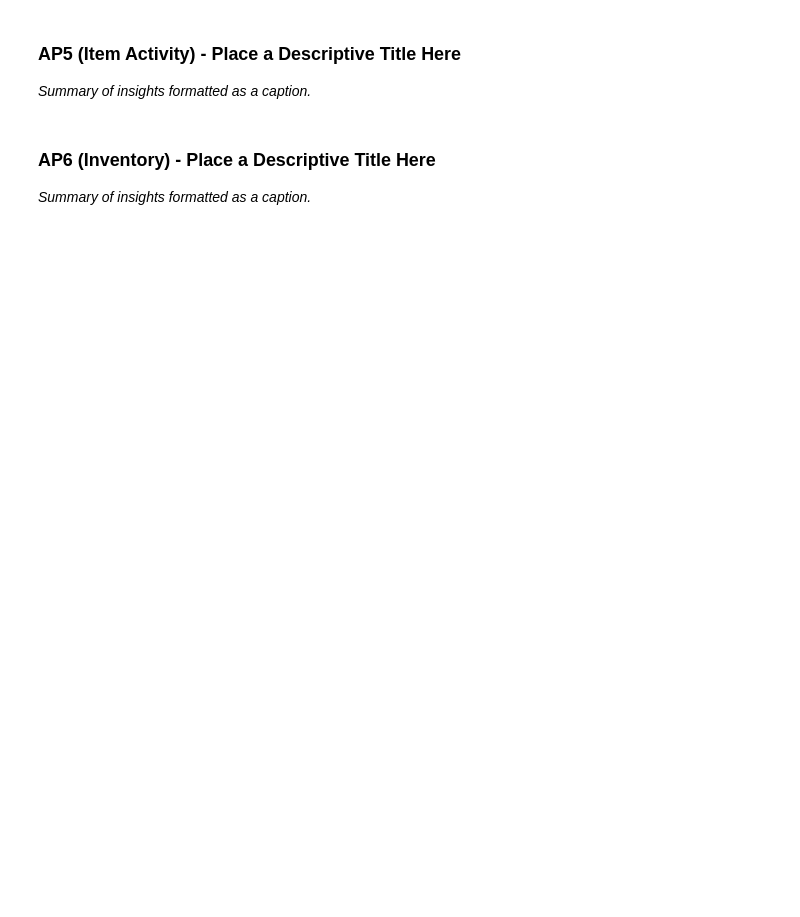
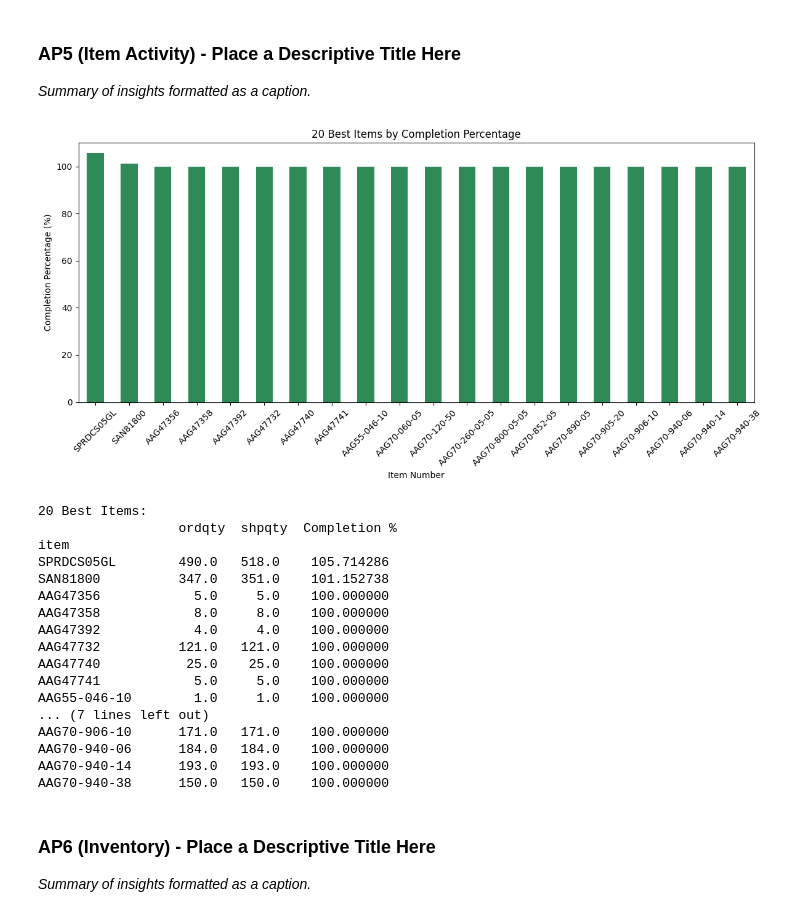
Before and after one commit to TSNijhuis/WarehousingAS1, a Jupyter notebook: wh-as_activity-profiling-template.ipynb, the cells around one changed output. Drawn from its saved outputs; the diff is of its cells as text; code cells hidden in the pictures; blank space fills up the shorter version.

```diff
--- a/wh-as_activity-profiling-template.ipynb
+++ b/wh-as_activity-profiling-template.ipynb
@@ -277,3 +289,53 @@ NameError: name 'folder' is not defined
+# %%
+import pandas as pd
+import matplotlib.pyplot as plt
+
+# --- Load data ---
+item_completion = pd.read_csv(folder / "dc23Sales04.txt", sep="\t").groupby("item")[["ordqty", "shpqty"]].sum()
+
+# Avoid divide by zero
+item_completion = item_completion[item_completion["ordqty"] > 0]
+
+# Calculate completion %
+item_completion["Completion %"] = (
+    item_completion["shpqty"] / item_completion["ordqty"] * 100
+)
+
+# --- Select best ---
+best_items = item_completion.nlargest(20, "Completion %")
+
+# --- Plot best 20 ---
+fig, ax = plt.subplots(figsize=(12, 6))
+best_items["Completion %"].plot(kind="bar", color="seagreen", ax=ax)
+ax.set_ylabel("Completion Percentage (%)")
+ax.set_xlabel("Item Number")
+ax.set_title("20 Best Items by Completion Percentage")
+ax.set_ylim(0, 110)
+ax.tick_params(axis="x", labelrotation=45)
+plt.tight_layout()
+plt.show()
+
+# Print tables for inspection
+print("\n20 Best Items:\n", best_items)
+# %% [output]
+[figure, added]
+20 Best Items:
+                  ordqty  shpqty  Completion %
+item
+SPRDCS05GL        490.0   518.0    105.714286
+SAN81800          347.0   351.0    101.152738
+AAG47356            5.0     5.0    100.000000
+AAG47358            8.0     8.0    100.000000
+AAG47392            4.0     4.0    100.000000
+AAG47732          121.0   121.0    100.000000
+AAG47740           25.0    25.0    100.000000
+AAG47741            5.0     5.0    100.000000
+AAG55-046-10        1.0     1.0    100.000000
+... (7 lines left out)
+AAG70-906-10      171.0   171.0    100.000000
+AAG70-940-06      184.0   184.0    100.000000
+AAG70-940-14      193.0   193.0    100.000000
+AAG70-940-38      150.0   150.0    100.000000
 # %% [markdown]
 ### AP6 (Inventory) - Place a Descriptive Title Here
 
```
Also changed, not shown: parts of 6 cells of this notebook.
